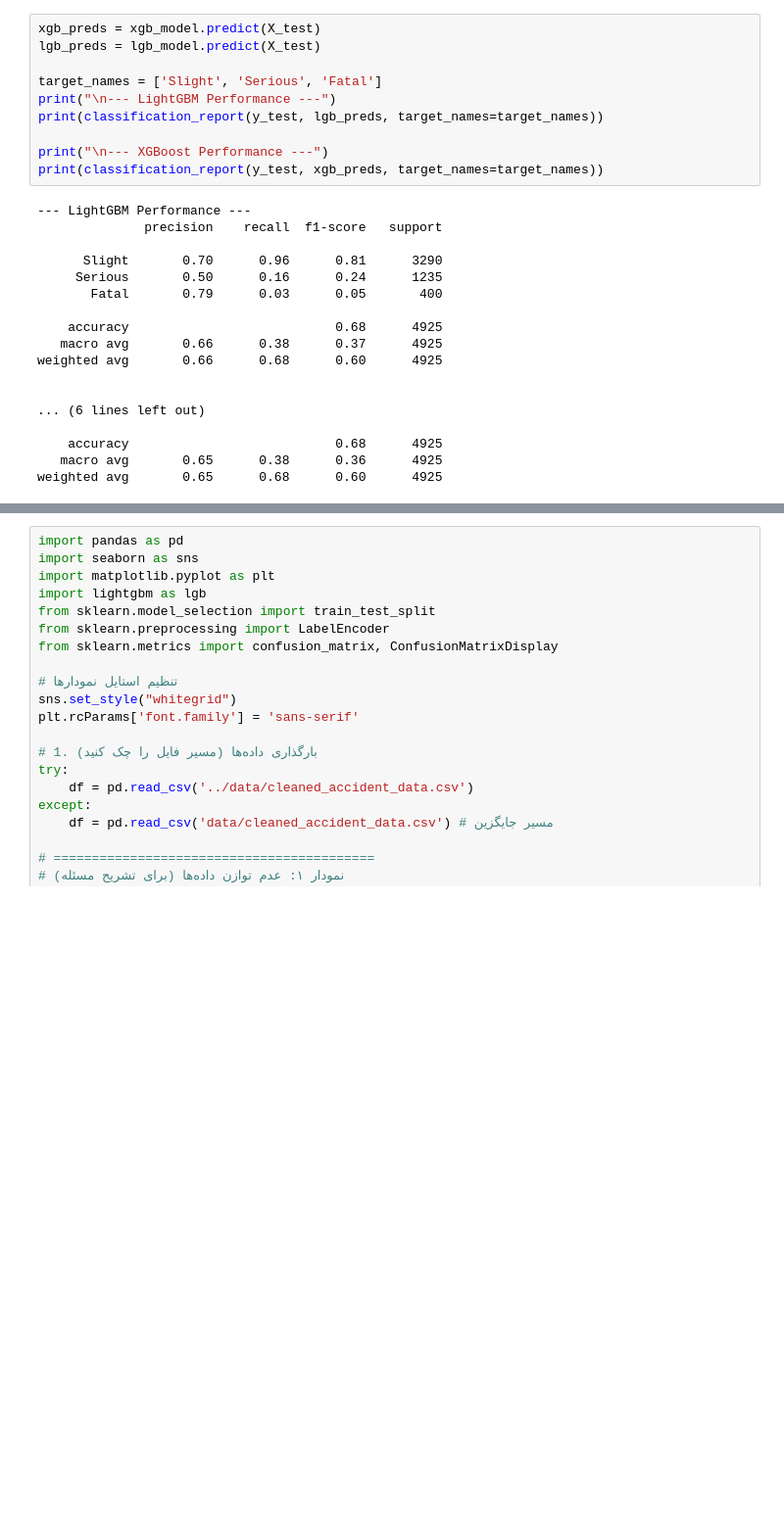
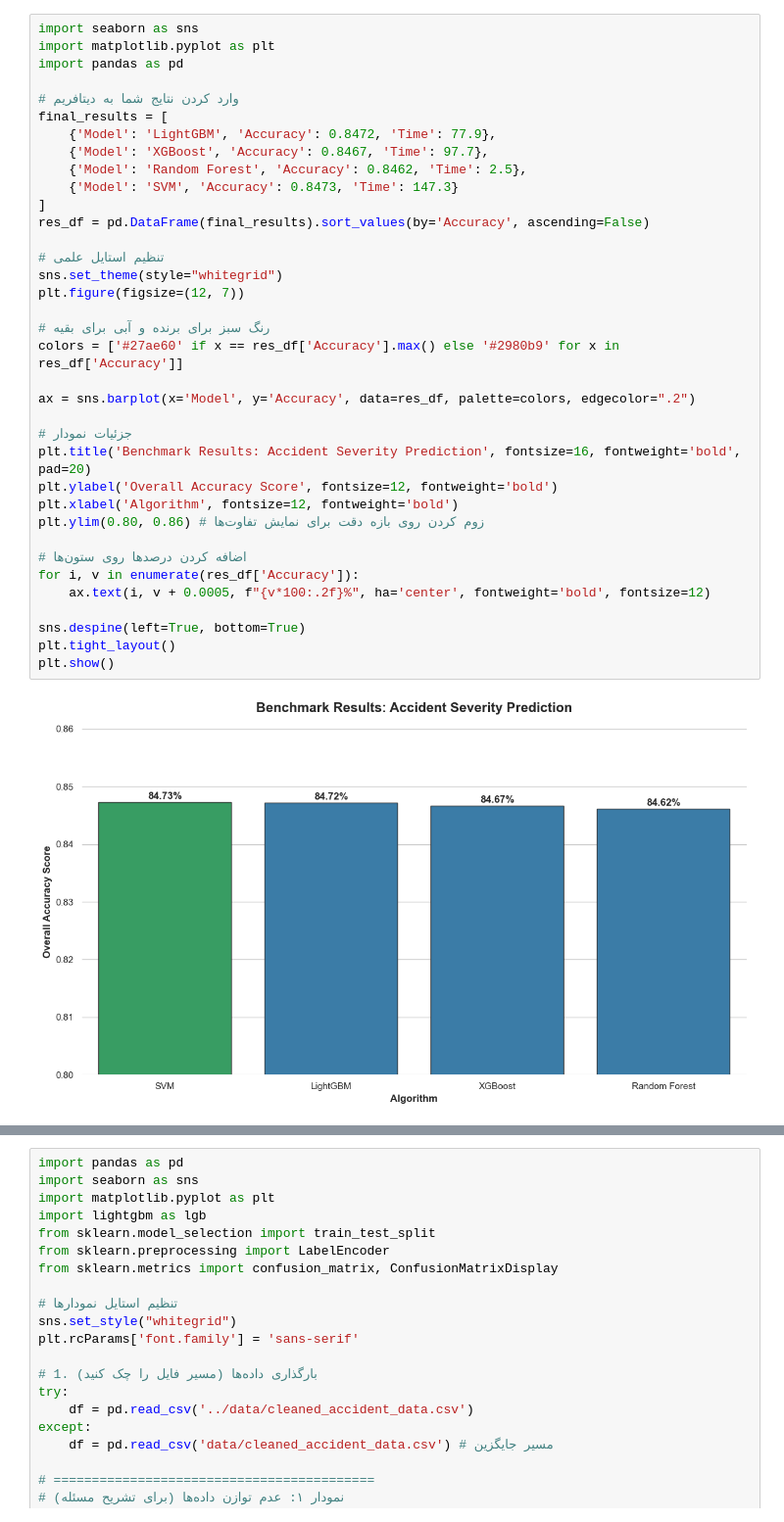
Before and after one commit to alirzashams/Accident-Analysis, a Jupyter notebook: notebooks/prediction.ipynb, the cells around one changed output, grey strips where cells are left out. Shown at 98% size. Cells and saved outputs as stored; diff of their text form; blank space fills up the shorter version.

```diff
--- a/notebooks/prediction.ipynb
+++ b/notebooks/prediction.ipynb
@@ -82,30 +178,40 @@ print("✅ هر دو مدل با موفقیت آموزش دیدند.")
-# %%
-xgb_preds = xgb_model.predict(X_test)
-lgb_preds = lgb_model.predict(X_test)
-
-target_names = ['Slight', 'Serious', 'Fatal']
-print("\n--- LightGBM Performance ---")
-print(classification_report(y_test, lgb_preds, target_names=target_names))
-
-print("\n--- XGBoost Performance ---")
-print(classification_report(y_test, xgb_preds, target_names=target_names))
-# %% [output]
---- LightGBM Performance ---
-              precision    recall  f1-score   support
-
-      Slight       0.70      0.96      0.81      3290
-     Serious       0.50      0.16      0.24      1235
-       Fatal       0.79      0.03      0.05       400
-
-    accuracy                           0.68      4925
-   macro avg       0.66      0.38      0.37      4925
-weighted avg       0.66      0.68      0.60      4925
-
-
-... (6 lines left out)
-
-    accuracy                           0.68      4925
-   macro avg       0.65      0.38      0.36      4925
-weighted avg       0.65      0.68      0.60      4925
+# %%
+import seaborn as sns
+import matplotlib.pyplot as plt
+import pandas as pd
+
+# وارد کردن نتایج شما به دیتافریم
+final_results = [
+    {'Model': 'LightGBM', 'Accuracy': 0.8472, 'Time': 77.9},
+    {'Model': 'XGBoost', 'Accuracy': 0.8467, 'Time': 97.7},
+    {'Model': 'Random Forest', 'Accuracy': 0.8462, 'Time': 2.5},
+    {'Model': 'SVM', 'Accuracy': 0.8473, 'Time': 147.3}
+]
+res_df = pd.DataFrame(final_results).sort_values(by='Accuracy', ascending=False)
+
+# تنظیم استایل علمی
+sns.set_theme(style="whitegrid")
+plt.figure(figsize=(12, 7))
+
+# رنگ سبز برای برنده و آبی برای بقیه
+colors = ['#27ae60' if x == res_df['Accuracy'].max() else '#2980b9' for x in res_df['Accuracy']]
+
+ax = sns.barplot(x='Model', y='Accuracy', data=res_df, palette=colors, edgecolor=".2")
+
+# جزئیات نمودار
+plt.title('Benchmark Results: Accident Severity Prediction', fontsize=16, fontweight='bold', pad=20)
+plt.ylabel('Overall Accuracy Score', fontsize=12, fontweight='bold')
+plt.xlabel('Algorithm', fontsize=12, fontweight='bold')
+plt.ylim(0.80, 0.86) # زوم کردن روی بازه دقت برای نمایش تفاوت‌ها
+
+# اضافه کردن درصدها روی ستون‌ها
+for i, v in enumerate(res_df['Accuracy']):
+    ax.text(i, v + 0.0005, f"{v*100:.2f}%", ha='center', fontweight='bold', fontsize=12)
+
+sns.despine(left=True, bottom=True)
+plt.tight_layout()
+plt.show()
+# %% [output]
+[figure, added]
 # %%
 import pickle
```
Also changed, not shown: parts of 7 cells of this notebook, 3 other files.
